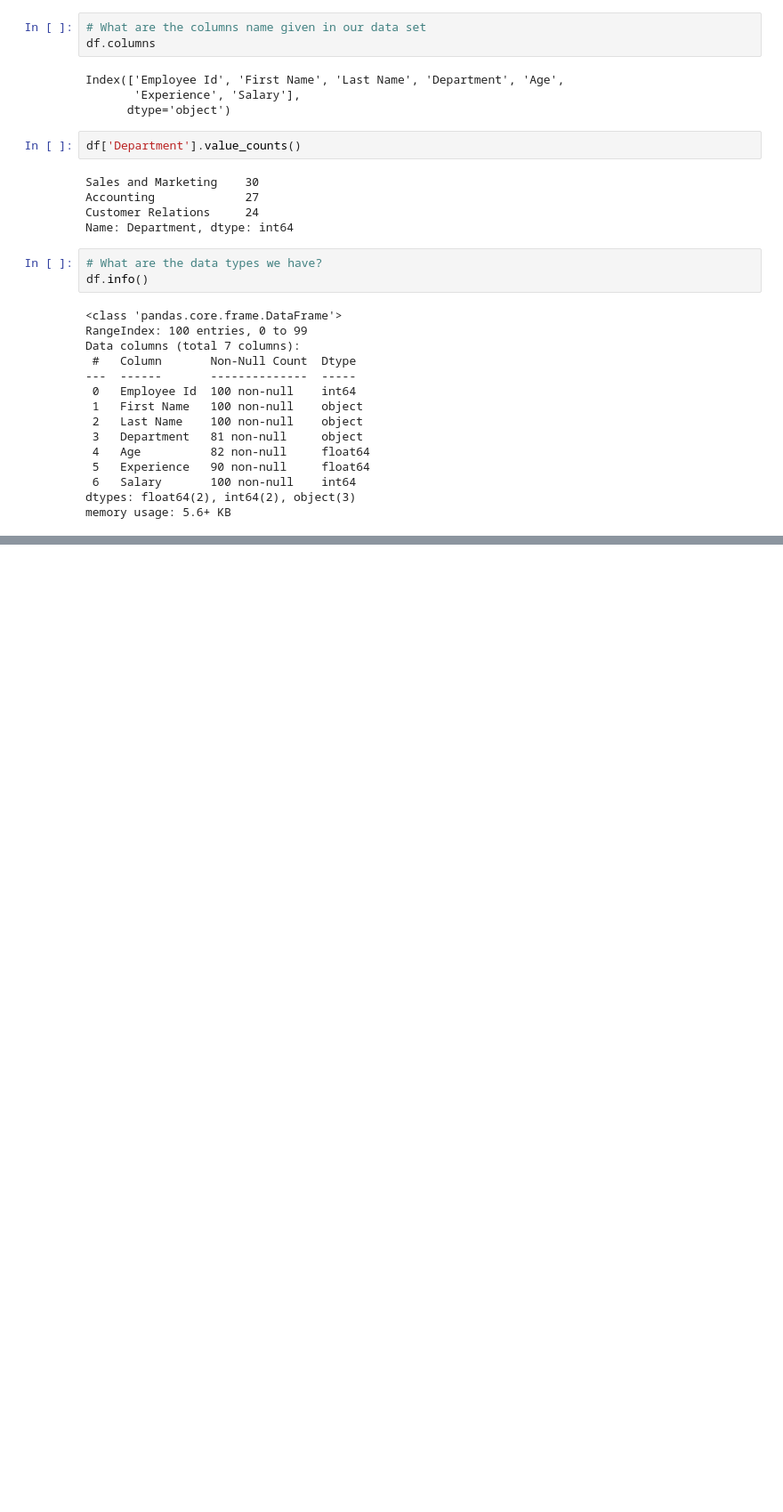
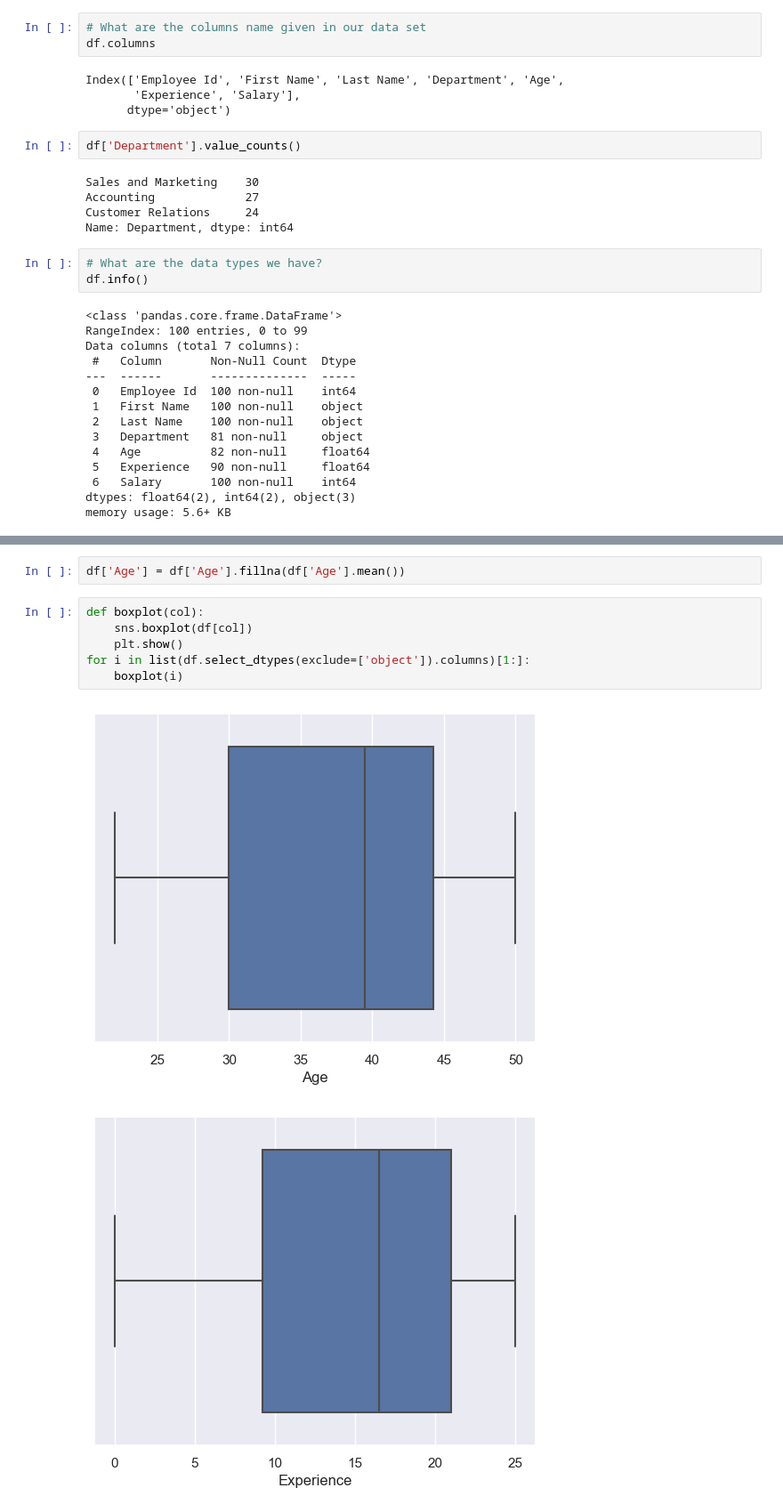
Before and after one commit to ardranijesh/Data-science-study, a Jupyter notebook: ML/Machine Learning.ipynb, the cells around one changed output, grey strips where cells are left out. Shown at 89% size. Cells and saved outputs as stored; diff of their text form; blank space fills up the shorter version.

```diff
--- a/ML/Machine Learning.ipynb
+++ b/ML/Machine Learning.ipynb
@@ -156,0 +135,11 @@ Name: Age, dtype: int64
+# %%
+df['Age'] = df['Age'].fillna(df['Age'].mean())
+# %%
+def boxplot(col):
+    sns.boxplot(df[col])
+    plt.show()
+for i in list(df.select_dtypes(exclude=['object']).columns)[1:]:
+    boxplot(i)
+# %% [output]
+[figure, added]
+[figure, added]
```
Also changed, not shown: parts of 15 cells of this notebook.
